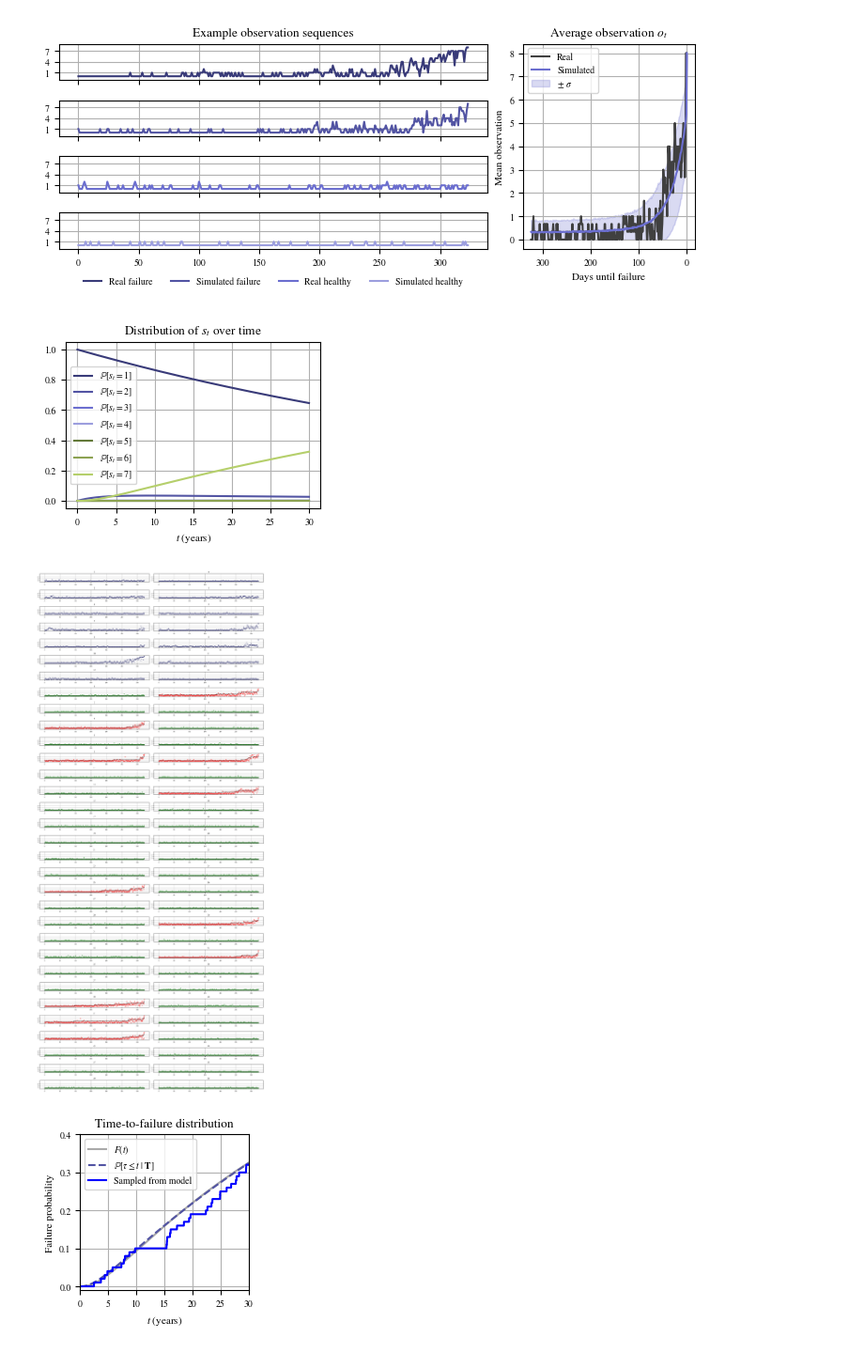
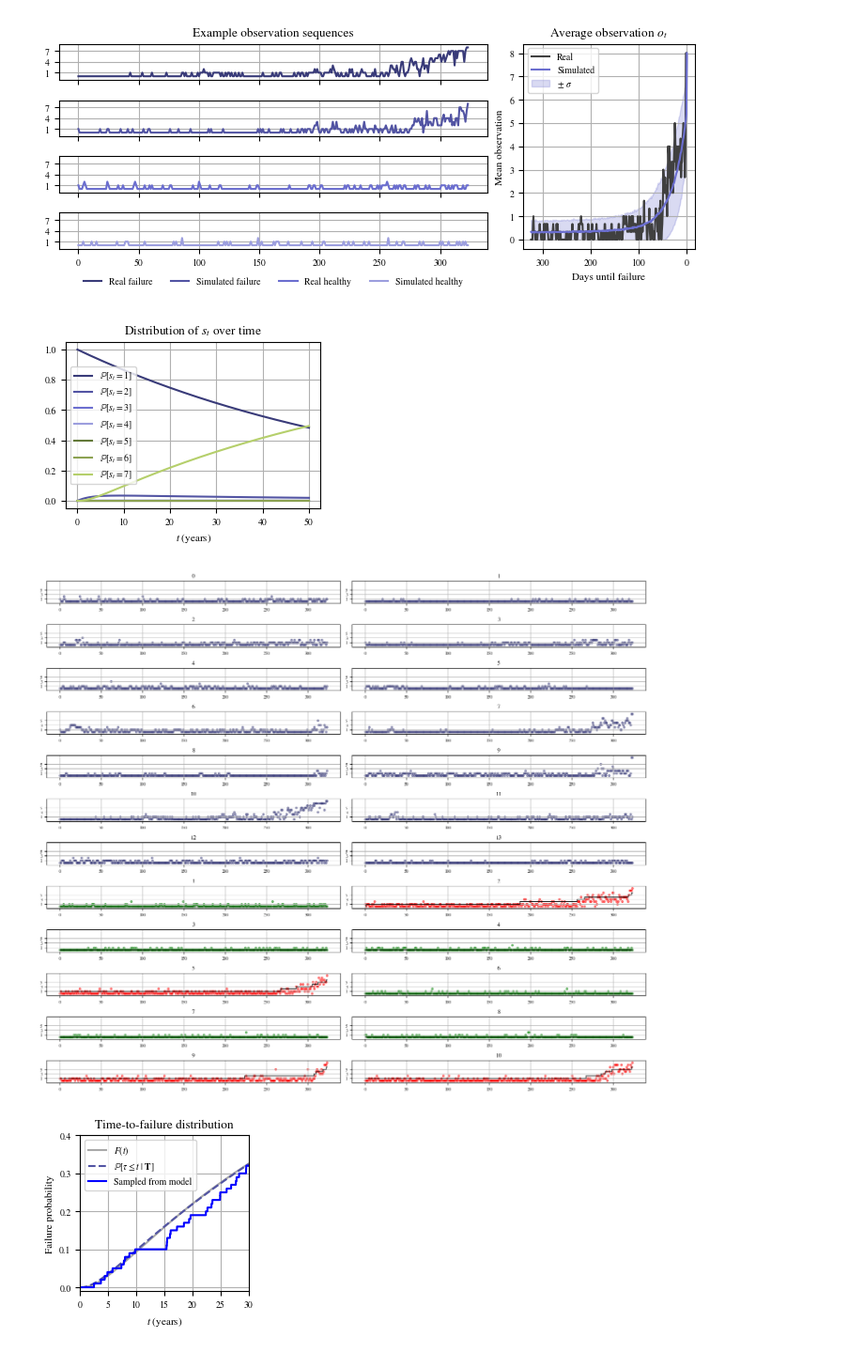
Before and after one commit to tobias-heinzle/CodeRepoTorque2026, a Jupyter notebook: joint_inference.ipynb, the cells around one changed output. Shown at 94% size. Cells and saved outputs as stored; diff of their text form; code cells hidden in the pictures.

Commit message:
ADJUST plotting code

```diff
--- a/joint_inference.ipynb
+++ b/joint_inference.ipynb
@@ -346,10 +346,10 @@ training_sequences_healthy = observation_sequences[healthy_indices]
 mu_init_healthy = fitted_hmm.mu[healthy_indices, :split_row]
 
 # This step only fits a reduced process, considering only an upper left block of T..
-healthy_T = fitted_hmm.T[:split_row,:split_row]
+healthy_T = best_parameters[:split_row,:split_row]
 
 # ...and the first few rows of O
-healhty_O = jnp.ones((split_row,m)).at[:, -1].set(0.0)#jax.random.uniform(jax.random.key(5), (split_row,m)).at[:, -1].set(0.0)
+healhty_O = jnp.ones((split_row,m)).at[:, -1].set(0.0)
 healthy_O = normalize_rows(healhty_O)
 
 # We again contruct a paramters set
@@ -694,7 +688,7 @@ plt.show()
 Number of usable failure samples: 2080
 [figure]
 # %%
-len_days = 30 * 365
+len_days = 50 * 365
 
 mu = jnp.array([1.0] + [0.0] * (n -1))
 
@@ -720,11 +714,11 @@ plt.xlabel('$t$ (years)')
 plt.legend()
 plt.show()
 # %% [output]
-[figure, old version]
+[figure, new version]
 # %%
 # Plots of many sequences to compare visually
 
-n_simulations = 50
+n_simulations = 10
 start_state = 0
 
 mu_init = jnp.zeros(n).at[start_state].set(1.0)
@@ -748,34 +742,34 @@ for k, seq in enumerate(observation_sequences):
     ax[*coord].set_title(str(k))
 
 for j in range(1, n_simulations + 1):
     states, observations = generate_sequence(key=key(j), hmm=generation_hmm, length=324*20)
     end = jnp.argmax(states) + 1
 
     if end <= 1 or jnp.max(states) < n-1:
         color = 'green'
     else:
         color = 'red'
 
     if end < 324:
         end = 324
 
     start = max(end - 324, 0)
     observations = observations[start:end]
     states = states[start:end]
     coord = (k + j) // 2, (k + j) % 2
     ax[*coord].set_title(str(j))
     ax[*coord].scatter(jnp.arange(len(observations)), observations, alpha=0.5, color=color, s=10)
     ax[*coord].step(jnp.arange(len(observations)), states, 'k', linewidth=1.0)
     ax[*coord].set_ylim(-1, 9)
 
 for row in ax:
     for _ax in row:
         _ax.grid()
         _ax.set_yticks(range(1,7, 2))
 plt.tight_layout()
 plt.show()
 # %% [output]
-[figure, old version]
+[figure, new version]
 # %%
 _states, _ = generate_sequence(key(3), generation_hmm.replace_mu(jnp.array(100*[[1.0] + [0.0] * (n -1)])), length=365 * 30)
 plot_fit(generation_hmm.T, final_state_arrival_distribution)
```
Also changed, not shown: parts of 5 cells of this notebook, 1 other file.
